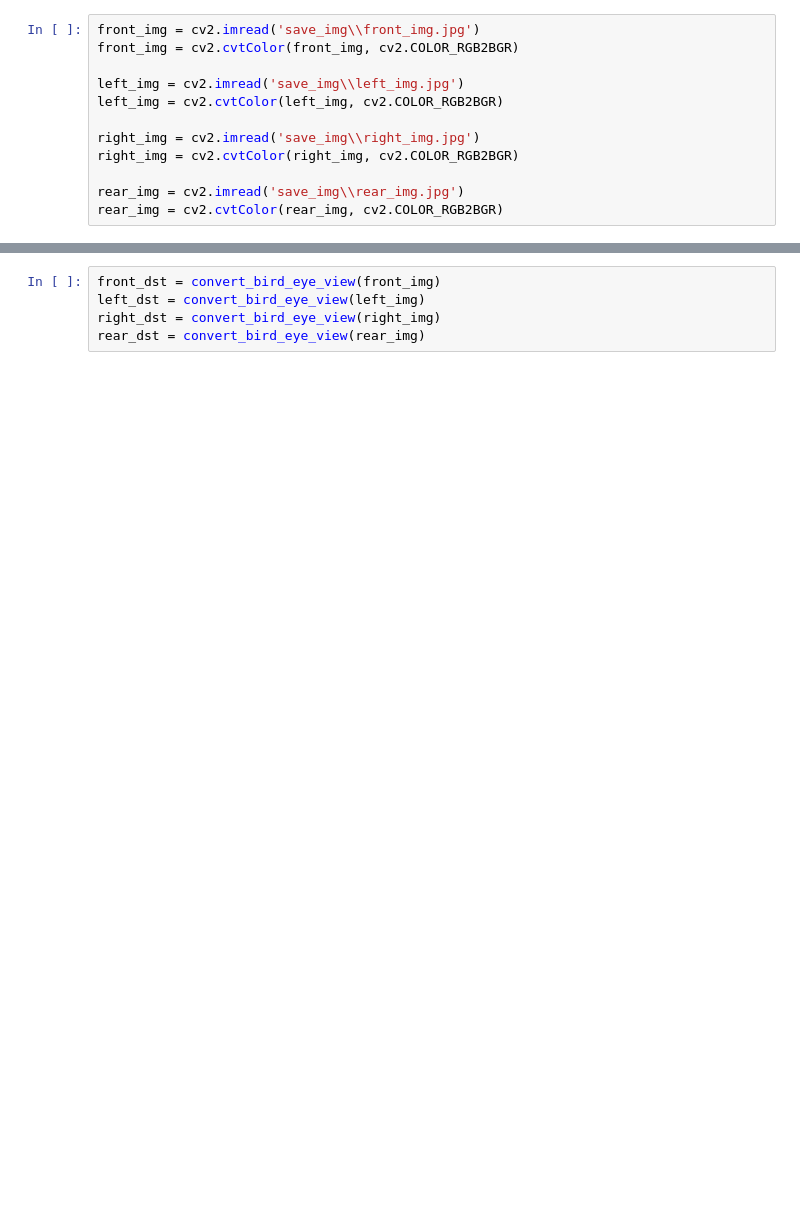
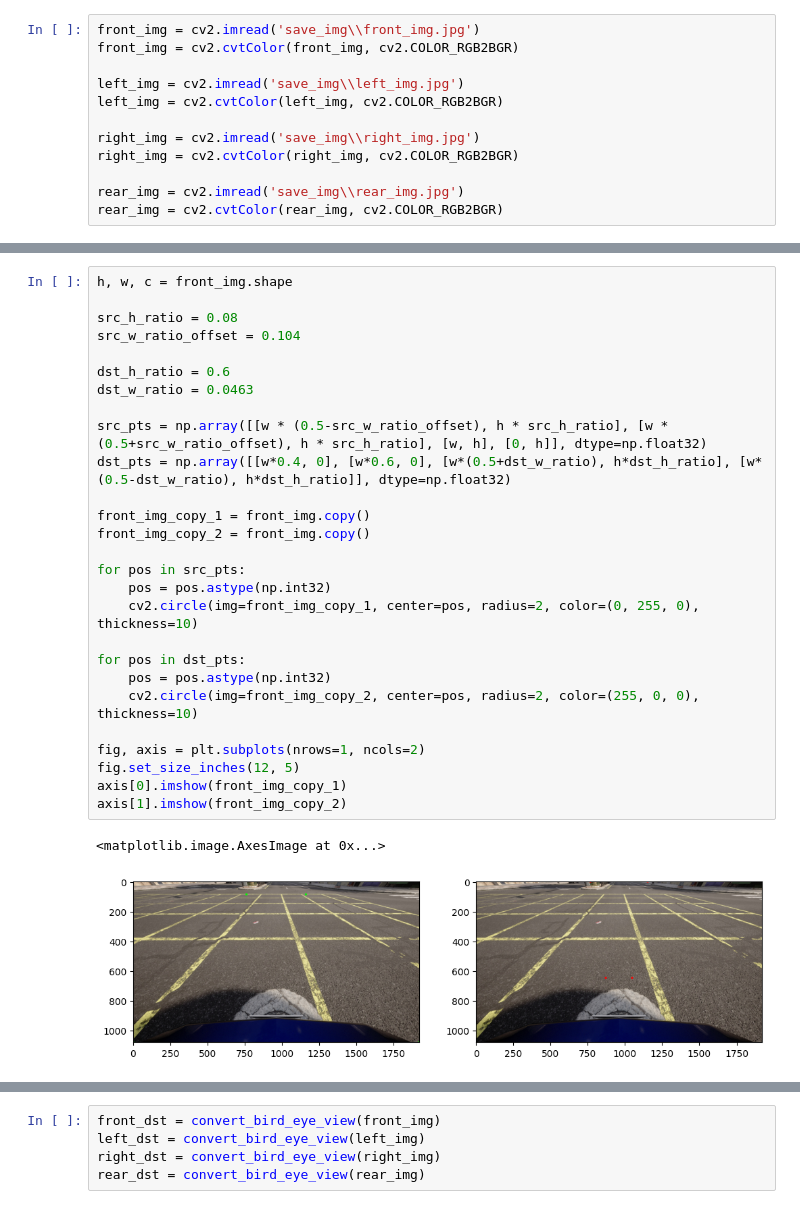
Before and after one commit to jinbeomjeong/surround_view, a Jupyter notebook: surround_view.ipynb, the cells around one changed output, grey strips where cells are left out. Cells and saved outputs as stored; diff of their text form; blank space fills up the shorter version.

```diff
--- a/surround_view.ipynb
+++ b/surround_view.ipynb
@@ -16,0 +28,30 @@ rear_img = cv2.cvtColor(rear_img, cv2.COLOR_RGB2BGR)
+# %%
+h, w, c = front_img.shape
+
+src_h_ratio = 0.08
+src_w_ratio_offset = 0.104
+
+dst_h_ratio = 0.6
+dst_w_ratio = 0.0463
+
+src_pts = np.array([[w * (0.5-src_w_ratio_offset), h * src_h_ratio], [w * (0.5+src_w_ratio_offset), h * src_h_ratio], [w, h], [0, h]], dtype=np.float32)
+dst_pts = np.array([[w*0.4, 0], [w*0.6, 0], [w*(0.5+dst_w_ratio), h*dst_h_ratio], [w*(0.5-dst_w_ratio), h*dst_h_ratio]], dtype=np.float32)
+
+front_img_copy_1 = front_img.copy()
+front_img_copy_2 = front_img.copy()
+
+for pos in src_pts:
+    pos = pos.astype(np.int32)
+    cv2.circle(img=front_img_copy_1, center=pos, radius=2, color=(0, 255, 0), thickness=10)
+
+for pos in dst_pts:
+    pos = pos.astype(np.int32)
+    cv2.circle(img=front_img_copy_2, center=pos, radius=2, color=(255, 0, 0), thickness=10)
+
+fig, axis = plt.subplots(nrows=1, ncols=2)
+fig.set_size_inches(12, 5)
+axis[0].imshow(front_img_copy_1)
+axis[1].imshow(front_img_copy_2)
+# %% [output]
+<matplotlib.image.AxesImage at 0x...>
+[figure, added]
```
Also changed, not shown: parts of 8 cells of this notebook, 10 other files.
